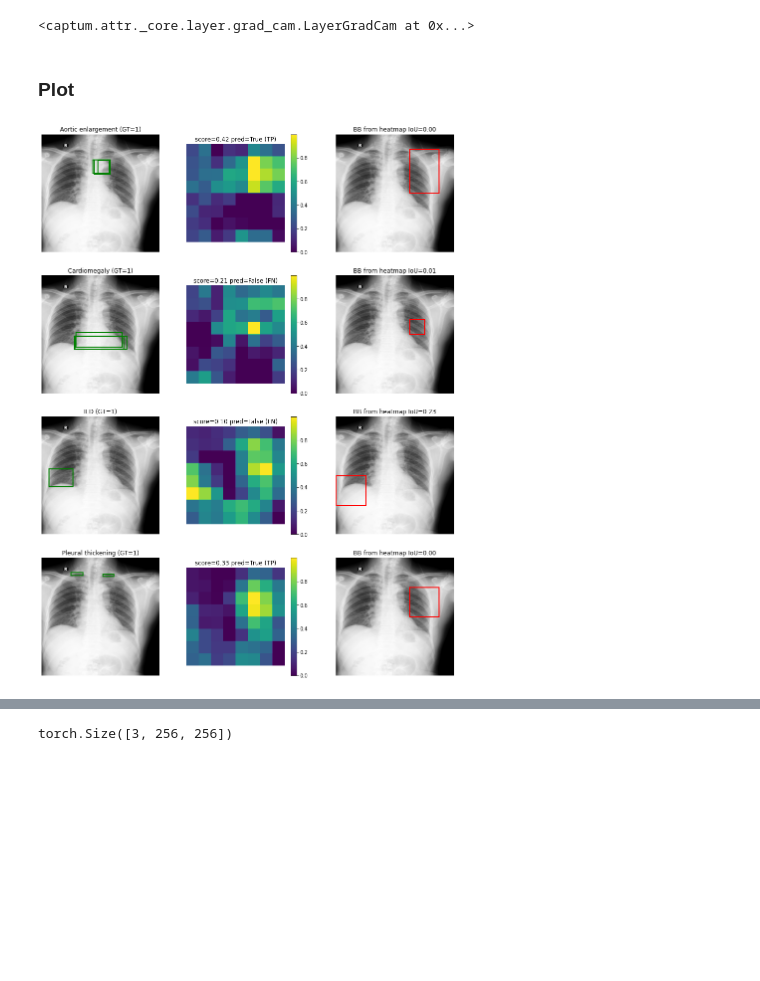
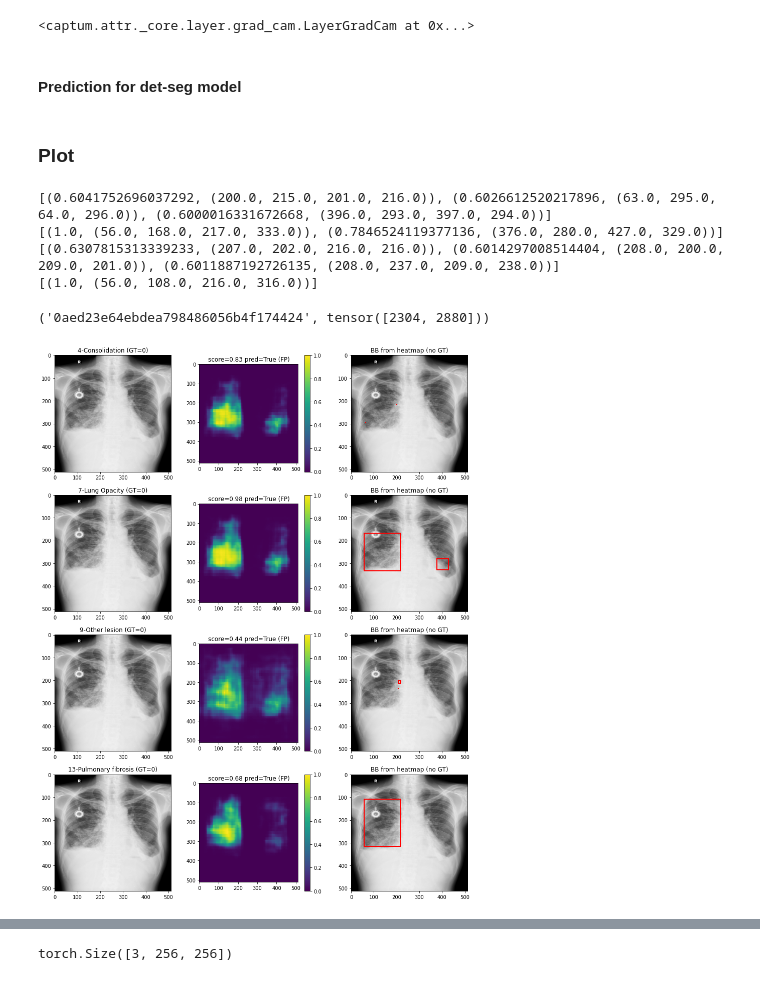
Before and after one commit to pdpino/medical-ai, a Jupyter notebook: medai/notebooks/demo_detection_vinbig.ipynb, the cells around one changed output, grey strips where cells are left out. Saved outputs shown, nothing was run; the diff lists cells and outputs as text; code cells hidden in the pictures; blank space fills up the shorter version.

Commit message:
Implement multiple h2bb methods
Improve eval-vinbig (more specific to task)
Fix scale and sigmoid bugs

```diff
--- a/medai/notebooks/demo_detection_vinbig.ipynb
+++ b/medai/notebooks/demo_detection_vinbig.ipynb
@@ -47,5 +57,5 @@ kwargs = {
 # %%
-compiled_model = load_compiled_model_classification(**kwargs)
+compiled_model = load_model(**kwargs)
 compiled_model.model.eval()
 compiled_model.metadata['model_kwargs']
 # %% [output]
@@ -77,11 +82,12 @@ INFO(03-23 13:51) Creating CNN: densenet-121-v2, imagenet=True freeze=False gpoo
 # %%
 dataset_kwargs = {
     'dataset_name': 'vinbig',
-    'dataset_type': 'train',
+    'dataset_type': 'test', # train-val
     'max_samples': None,
     'masks': True,
-    'image_size': (256, 256),
+    'image_size': (512, 512),
     'bboxes': True,
+    'image_format': 'L',
 }
 dataloader = prepare_data_classification(**dataset_kwargs)
 dataset = dataloader.dataset
@@ -280,2 +310,14 @@ def plot_sample(item, preds, heatmaps,
+# %% [markdown]
+#### Prediction for det-seg model
+# %%
+def predict_sample(item):
+    images = item.image.unsqueeze(0).cuda()
+    with torch.no_grad():
+        pred_labels, pred_masks = compiled_model.model(images)
+
+    pred_labels = torch.sigmoid(pred_labels).squeeze(0).cpu()
+    pred_masks = torch.sigmoid(pred_masks).squeeze(0).cpu()
+
+    return pred_labels, pred_masks
 # %% [markdown]
 ### Plot
@@ -282,13 +326,22 @@ def plot_sample(item, preds, heatmaps,
 # %%
 CLS_THRESH = 0.3
-HEATMAP_THRESH = 0.8
+HEATMAP_THRESH = 0.6
 # %%
-item = dataset[100] # 14
+item = dataset[11] # 14, 100 # 11
 preds, heatmaps = predict_sample(item)
-# print_predictions(preds, item.labels, cls_thresh=CLS_THRESH)
+heatmaps = tensor_to_range01(heatmaps)
+# # print_predictions(preds, item.labels, cls_thresh=CLS_THRESH)
 plot_sample(item, preds, heatmaps,
             cls_thresh=CLS_THRESH, heat_thresh=HEATMAP_THRESH,
-            only=('TP', 'FN'),
+            # only=('TP', 'FN'),
+            only=('TP', 'FP'),
+            only_diseases=[4, 7, 9, 13],
            )
+item.image_fname, item.original_size
 # %% [output]
+[(0.6041752696037292, (200.0, 215.0, 201.0, 216.0)), (0.6026612520217896, (63.0, 295.0, 64.0, 296.0)), (0.6000016331672668, (396.0, 293.0, 397.0, 294.0))]
+[(1.0, (56.0, 168.0, 217.0, 333.0)), (0.7846524119377136, (376.0, 280.0, 427.0, 329.0))]
+[(0.6307815313339233, (207.0, 202.0, 216.0, 216.0)), (0.6014297008514404, (208.0, 200.0, 209.0, 201.0)), (0.6011887192726135, (208.0, 237.0, 209.0, 238.0))]
+[(1.0, (56.0, 108.0, 216.0, 316.0))]
+('0aed23e64ebdea798486056b4f174424', tensor([2304, 2880]))
-[figure, old version]
+[figure, new version]
```
Also changed, not shown: parts of 54 cells of this notebook, 8 other files.
